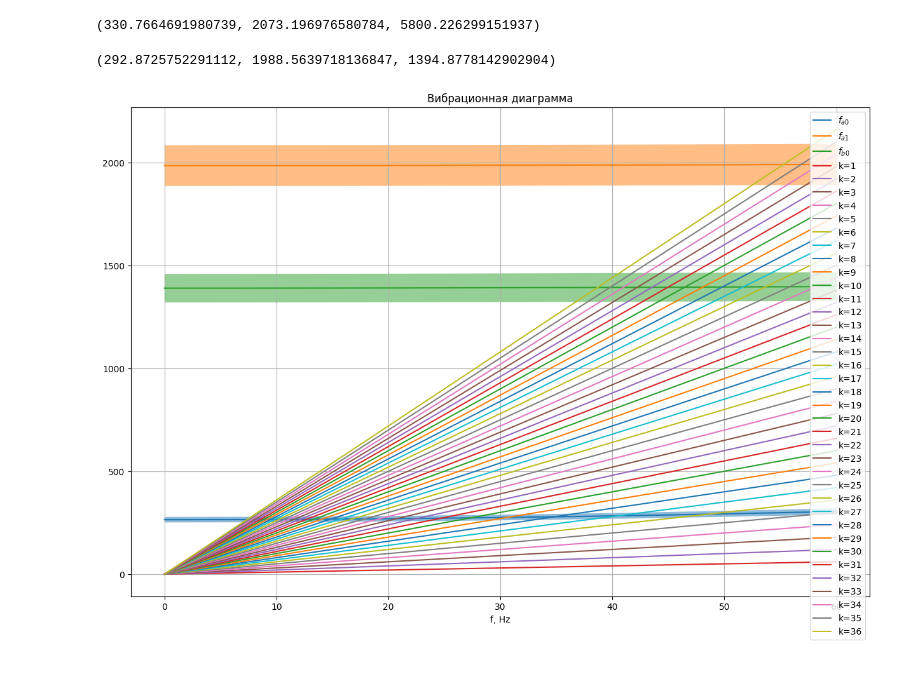
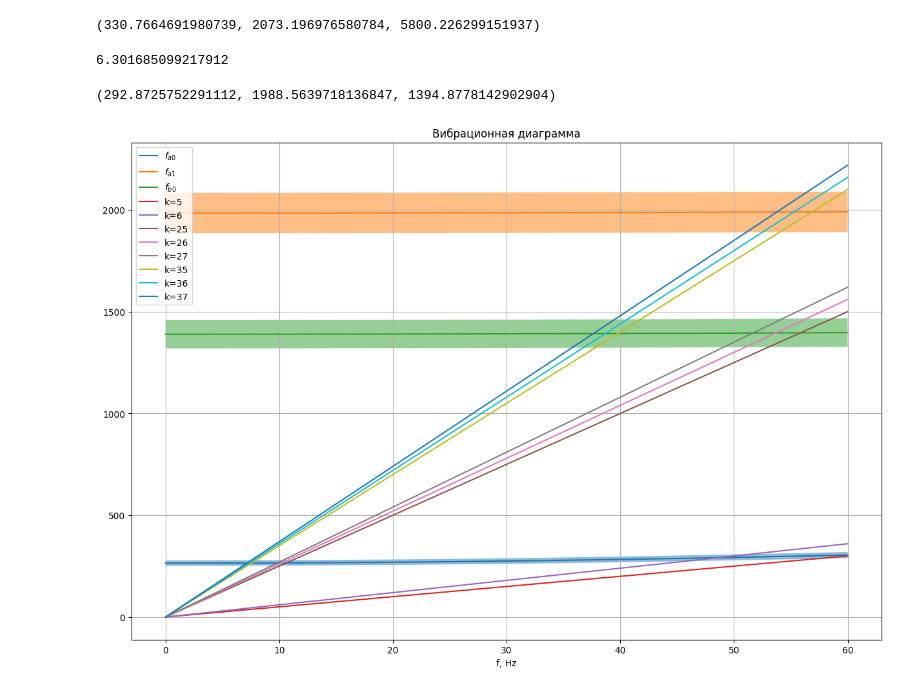
Before and after one commit to AndreyBarTF/turbines_autumn_2022-Homework, a Jupyter notebook: GAZ_DZ_4.ipynb, the cells around one changed output. Cells and saved outputs as stored; diff of their text form; code cells hidden in the pictures.

```diff
--- a/GAZ_DZ_4.ipynb
+++ b/GAZ_DZ_4.ipynb
@@ -71,6 +71,10 @@ B_bandage
 def to_dynamic_frequency(f, n=50):
     root = (1 + B_bandage * (n / f) ** 2) ** 0.5
     return f * root
+# %%
+B_bandage
+# %% [output]
+6.301685099217912
 # %%
 to_dynamic_frequency(f_a0), to_dynamic_frequency(f_a1), to_dynamic_frequency(f_b0)
 # %% [output]
@@ -89,19 +93,29 @@ def k_line(k, n=n_line):
 # %%
 fig, ax = plt.subplots(1,1,figsize=(15,10))
 ax.plot(n_line, to_dynamic_frequency(f_a0, n=n_line), label='$f_{a0}$')
 ax.plot(n_line, to_dynamic_frequency(f_a1, n=n_line), label='$f_{a1}$')
 ax.plot(n_line, to_dynamic_frequency(f_b0, n=n_line), label='$f_{b0}$')
 ax.fill_between(n_line, y1=min_line, y2=max_line, alpha=0.5)
 ax.fill_between(n_line, y1=min_line1, y2=max_line1, alpha=0.5)
 ax.fill_between(n_line, y1=min_line2, y2=max_line2, alpha=0.5)
 
-for x in range(1,37):
-  ax.plot(n_line, k_line(x), label=f'k={x}')
+
+ax.plot(n_line, k_line(5), label=f'k={5}')
+ax.plot(n_line, k_line(6), label=f'k={6}')
+ax.plot(n_line, k_line(25), label=f'k={25}')
+ax.plot(n_line, k_line(26), label=f'k={26}')
+ax.plot(n_line, k_line(27), label=f'k={27}')
+ax.plot(n_line, k_line(35), label=f'k={35}')
+ax.plot(n_line, k_line(36), label=f'k={36}')
+ax.plot(n_line, k_line(37), label=f'k={37}')
+
+#for x in range(1,37):
+#  ax.plot(n_line, k_line(x), label=f'k={x}')
 
 ax.set_xlabel("n, rps")
 ax.set_xlabel("f, Hz")
 ax.grid()
 ax.legend()
 ax.set_title("Вибрационная диаграмма");
 # %% [output]
-[figure, old version]
+[figure, new version]
```
Also changed, not shown: parts of 2 cells of this notebook.
